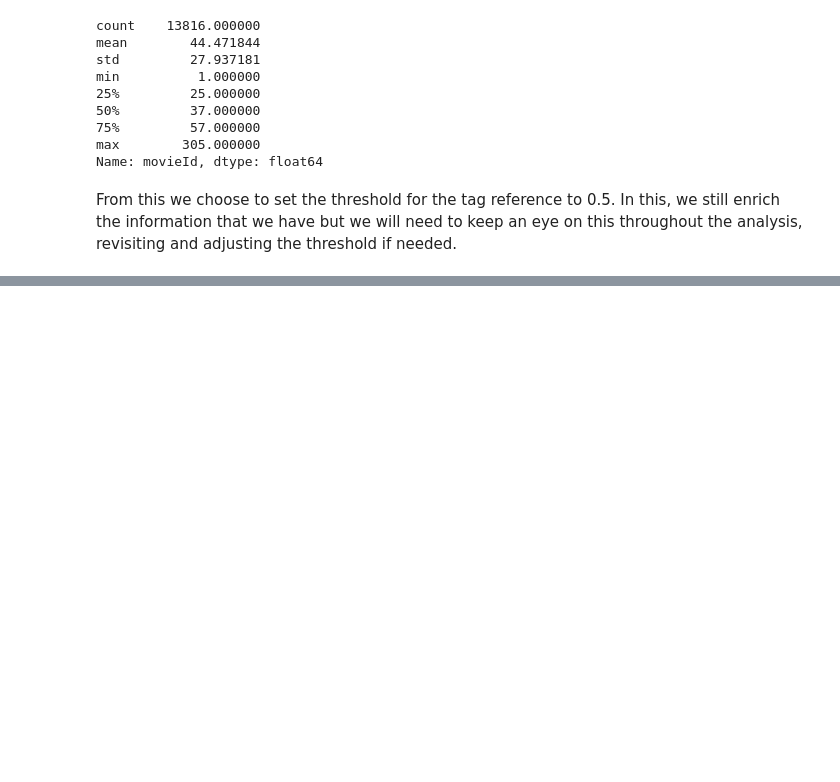
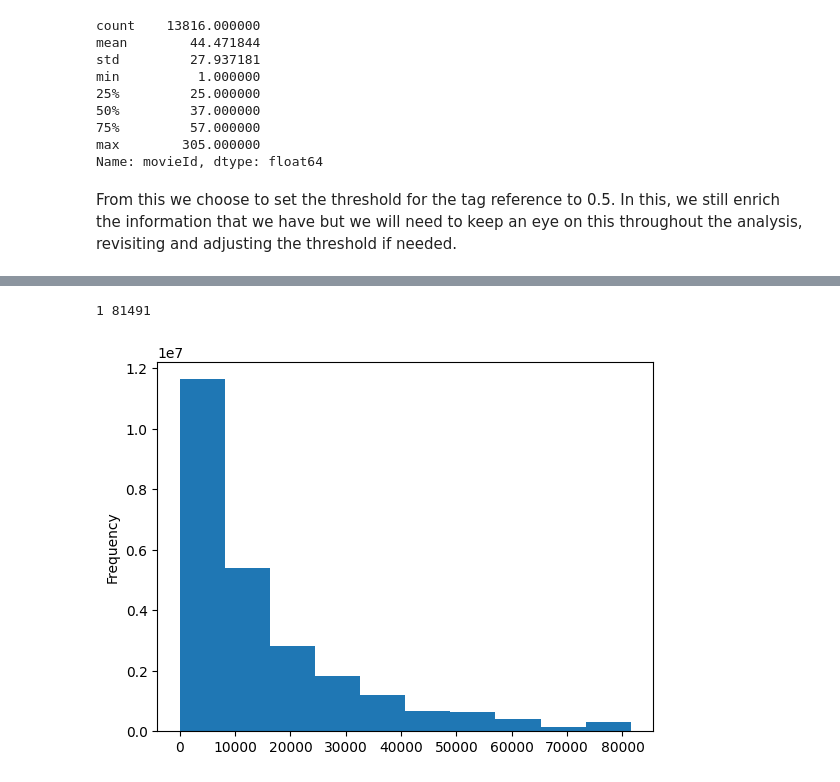
Before and after one commit to jh2048/movie_recommender, a Jupyter notebook: notebooks/collaborative_recommender.ipynb, the cells around one changed output, grey strips where cells are left out. Cells and saved outputs as stored; diff of their text form; code cells hidden in the pictures; blank space fills up the shorter version.

```diff
--- a/notebooks/collaborative_recommender.ipynb
+++ b/notebooks/collaborative_recommender.ipynb
@@ -274,0 +277,3 @@ From this we choose to set the threshold for the tag reference to 0.5. In this,
+# %%
+ratings_df['date'] = ratings_df.timestamp.dt.date
+ratings_df.head()
@@ -274,0 +282,3 @@ From this we choose to set the threshold for the tag reference to 0.5. In this,
+# %%
+movie_dataframe = ratings_df.copy()
+movie_dataframe.head()
@@ -274,0 +292,9 @@ From this we choose to set the threshold for the tag reference to 0.5. In this,
+# %%
+vote_counts = ratings_df.pivot_table(columns=['movieId'], aggfunc='size')
+movie_dataframe['votes'] = movie_dataframe.movieId.apply(lambda x: vote_counts.loc[x])
+# %%
+movie_dataframe['votes'].plot(kind='hist')
+print(min(movie_dataframe['votes']), max(movie_dataframe['votes']))
+# %% [output]
+1 81491
+[figure, added]
```
Also changed, not shown: parts of 6 cells of this notebook.
